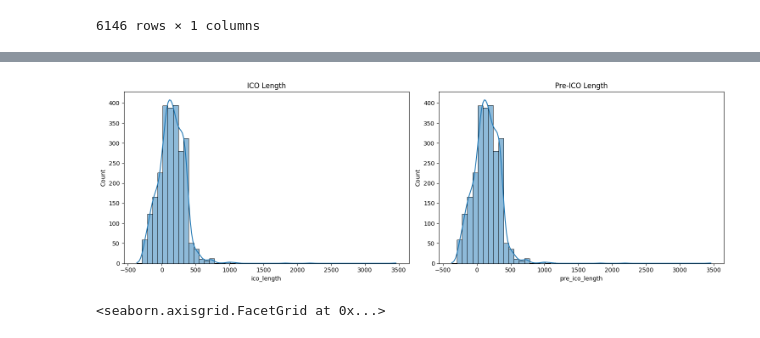
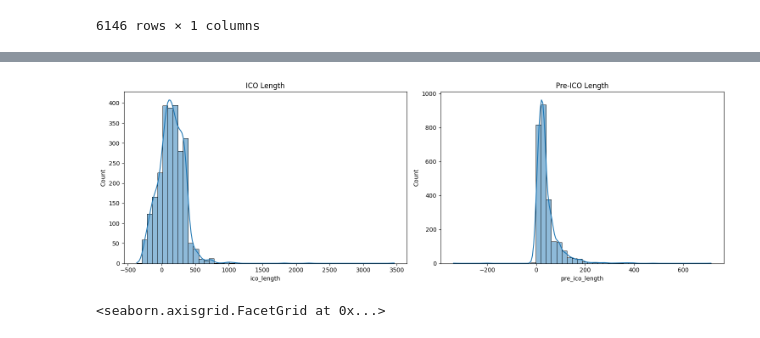
Before and after one commit to wilcockhue/ICO, a Jupyter notebook: ICO.ipynb, the cells around one changed output, grey strips where cells are left out. Drawn from its saved outputs; the diff is of its cells as text; code cells hidden in the pictures.

```diff
--- a/ICO.ipynb
+++ b/ICO.ipynb
@@ -4,7 +4,7 @@ import numpy as np
 import matplotlib.pyplot as plt
 import seaborn as sns
 # %%
-df = pd.read_csv('/Users/wiley/desktop/Machine Learning in Practice/Assessment/LUBS5990M_courseworkData_202425.csv')
+df = pd.read_csv('LUBS5990M_courseworkData_202425.csv')
 # %%
 df.head()
 # %% [output]
@@ -38,5 +38,5 @@ memory usage: 1.2+ MB
 # %%
 df['ico_end'] = pd.to_datetime(df['ico_end'], errors='coerce')
 df['ico_start'] = pd.to_datetime(df['ico_start'], errors='coerce')
-df['pre_ico_end'] = pd.to_datetime(df['ico_end'], errors='coerce')
-df['pre_ico_start'] = pd.to_datetime(df['ico_start'], errors='coerce')
+df['pre_ico_end'] = pd.to_datetime(df['pre_ico_end'], errors='coerce')
+df['pre_ico_start'] = pd.to_datetime(df['pre_ico_start'], errors='coerce')
@@ -44,6 +52,9 @@ df['pre_ico_start'] = pd.to_datetime(df['ico_start'], errors='coerce')
 # Calculate the length of the ICO
 df['ico_length'] = df['ico_end'] - df['ico_start']
 df['pre_ico_length'] = df['pre_ico_end'] - df['pre_ico_start']
+df['ico_length'] = df['ico_length'].dt.days
+df['pre_ico_length'] = df['pre_ico_length'].dt.days
+df.drop(columns=['ico_start', 'pre_ico_start', 'ico_end', 'pre_ico_end'], inplace=True)
 # %%
 df['success'] = df['success'].map({'Y': 1, 'N': 0})
 df['whitelist'] = df['whitelist'].map({'Yes': 1, 'No': 0})
@@ -173,7 +184,7 @@ df_exploded['iso3_codes']
 6145    not found
 Name: iso3_codes, Length: 11805, dtype: object
 # %%
-restricted_areas = df_exploded.groupby(df_exploded.index).agg({'iso3_codes': lambda x: ",".join(map(str, x.fillna('')))})
+restricted_areas = df_exploded.groupby(df_exploded.index).agg({'iso3_codes': lambda x: ",".join(x.fillna('').astype(str))})
 # %%
 restricted_areas
 # %% [output]
@@ -211,12 +222,12 @@ df.head()
 # %%
 fig, ax = plt.subplots(1, 2, figsize=(15, 5))
-sns.histplot(df['ico_length'].dt.days, bins=50, kde=True, ax=ax[0])
-sns.histplot(df['pre_ico_length'].dt.days, bins=50, kde=True, ax=ax[1])
+sns.histplot(df['ico_length'], bins=50, kde=True, ax=ax[0])
+sns.histplot(df['pre_ico_length'], bins=50, kde=True, ax=ax[1])
 ax[0].set_title('ICO Length')
 ax[1].set_title('Pre-ICO Length')
 plt.tight_layout()
 # %% [output]
-[figure, old version]
+[figure, new version]
 # %%
 sns.displot(df['rating'], kde=True)
 # %% [output]
```
Also changed, not shown: parts of 30 cells of this notebook.
